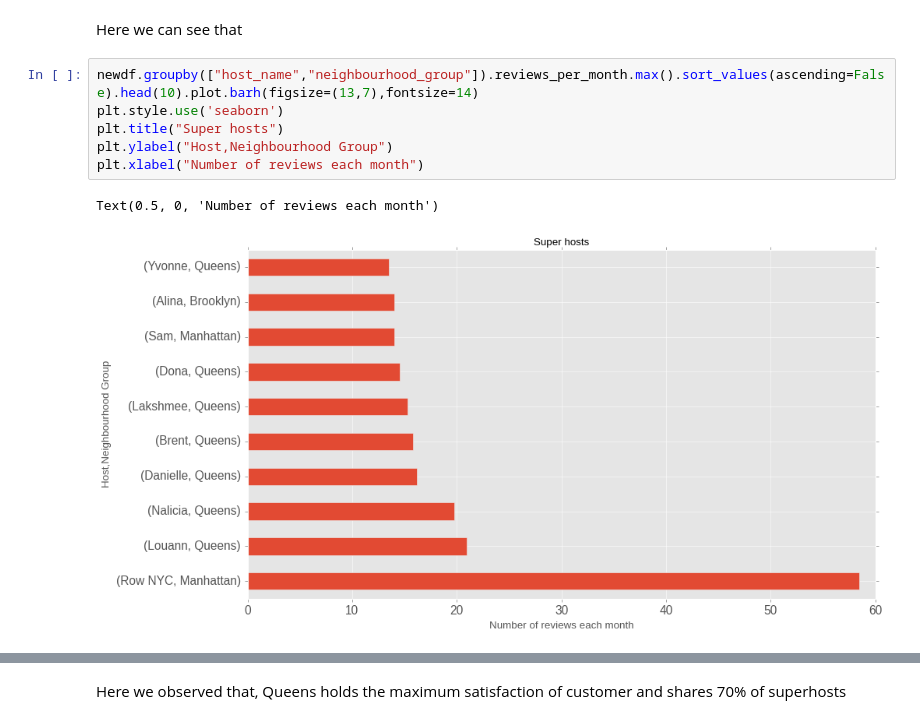
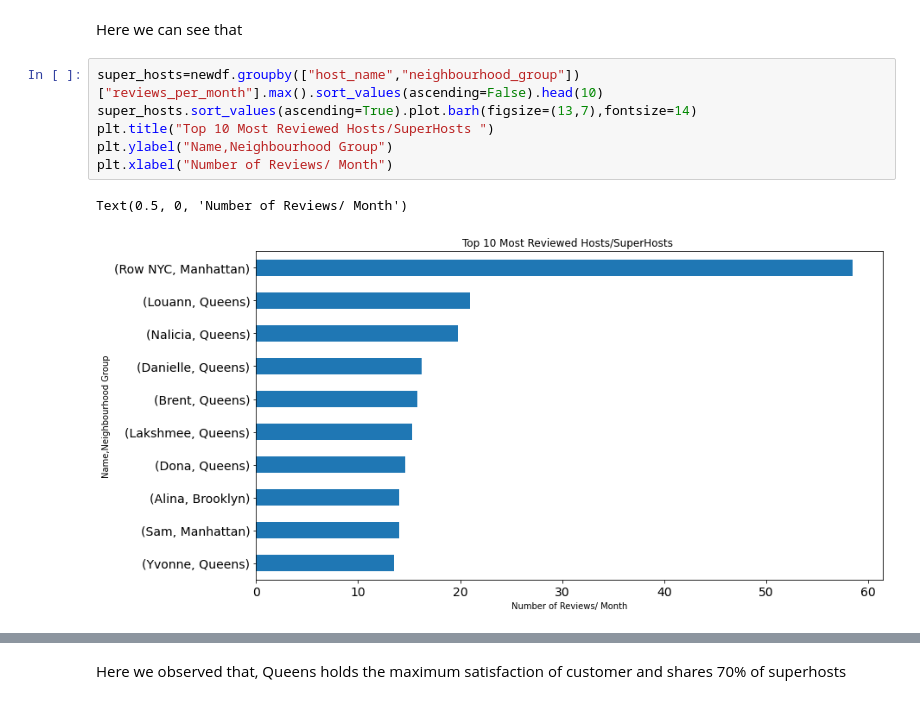
Before and after one commit to aaravpanchal/Ted-Talk-Views-Prediction-, a Jupyter notebook: EDA_AIRBNB_NYC_2019.ipynb, the cells around one changed output, grey strips where cells are left out. Saved outputs shown, nothing was run; the diff lists cells and outputs as text.

```diff
--- a/EDA_AIRBNB_NYC_2019.ipynb
+++ b/EDA_AIRBNB_NYC_2019.ipynb
@@ -216,11 +207,11 @@ Now lets find out most reviewed listings hosts and their corresponding hosts.
 # %% [markdown]
 Here we can see that
 # %%
-newdf.groupby(["host_name","neighbourhood_group"]).reviews_per_month.max().sort_values(ascending=False).head(10).plot.barh(figsize=(13,7),fontsize=14)
-plt.style.use('seaborn')
-plt.title("Super hosts")
-plt.ylabel("Host,Neighbourhood Group")
-plt.xlabel("Number of reviews each month")
+super_hosts=newdf.groupby(["host_name","neighbourhood_group"])["reviews_per_month"].max().sort_values(ascending=False).head(10)
+super_hosts.sort_values(ascending=True).plot.barh(figsize=(13,7),fontsize=14)
+plt.title("Top 10 Most Reviewed Hosts/SuperHosts ")
+plt.ylabel("Name,Neighbourhood Group")
+plt.xlabel("Number of Reviews/ Month")
 # %% [output]
-Text(0.5, 0, 'Number of reviews each month')
+Text(0.5, 0, 'Number of Reviews/ Month')
-[figure, old version]
+[figure, new version]
```
Also changed, not shown: parts of 6 cells of this notebook.
